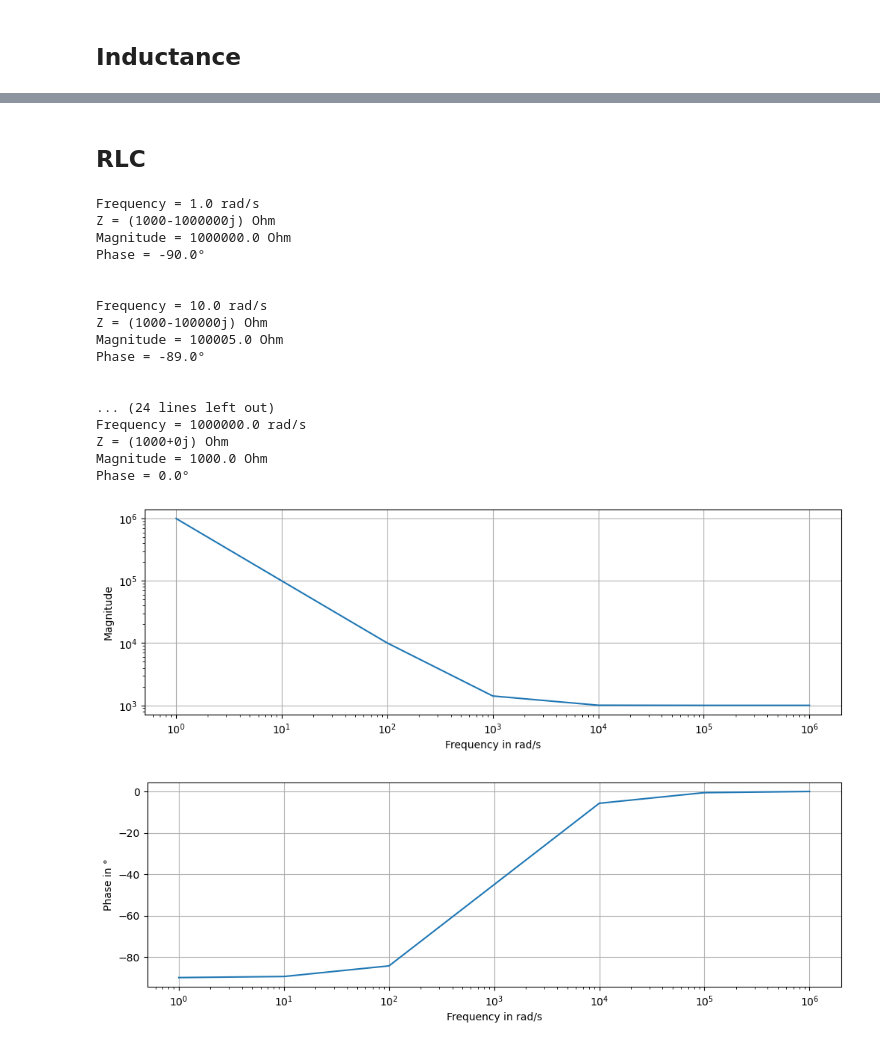
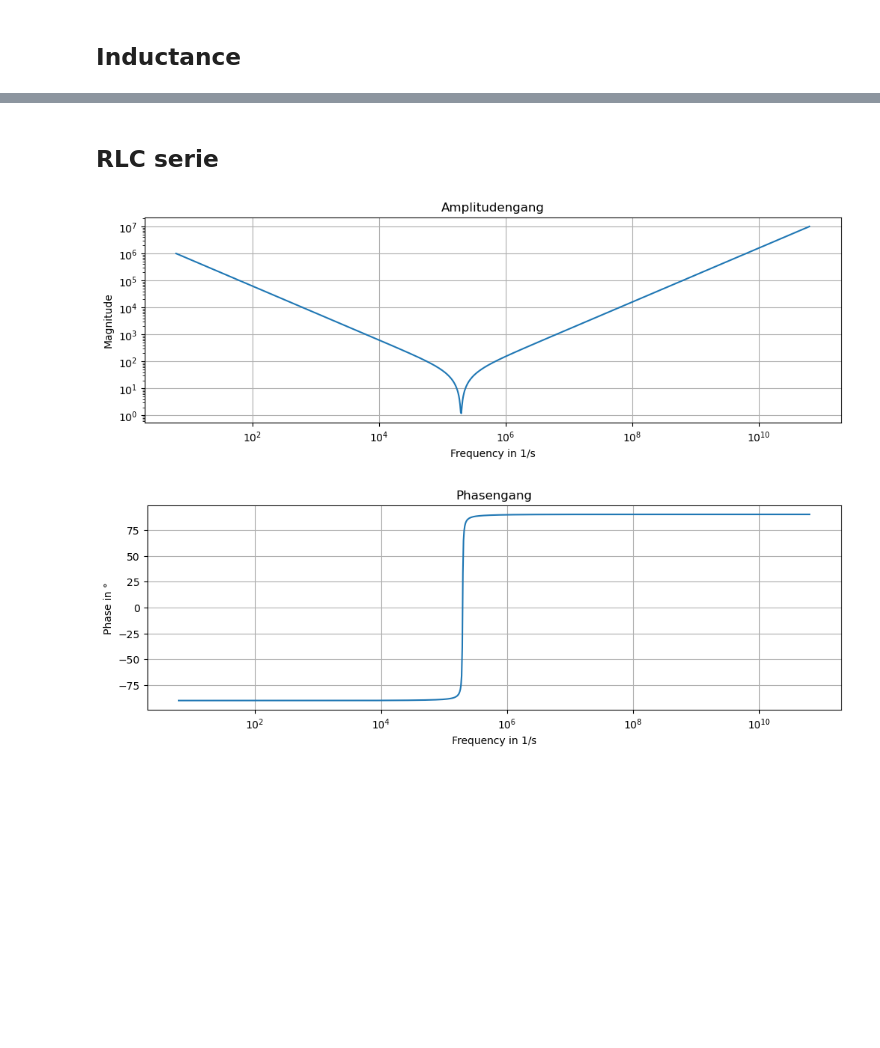
Before and after one commit to htlinn-go/frequency-and-phase, a Jupyter notebook: Frequency and Phase.ipynb, the cells around one changed output, grey strips where cells are left out. Drawn from its saved outputs; the diff is of its cells as text; code cells hidden in the pictures; blank space fills up the shorter version.

```diff
--- a/Frequency and Phase.ipynb
+++ b/Frequency and Phase.ipynb
@@ -17,7 +17,7 @@ def xl(w,L):
 
 def prntZs(ws,Zs):
     for i , Z in enumerate(Zs):
-        print('Frequency = ' + str(np.round(ws[i])) + ' rad/s')
+        print('Frequency = ' + str(np.round(ws[i])) + ' 1/s')
         print('Z = ' + str(np.round(Z,2)) + ' Ohm')
         print('Magnitude = ' + str(np.round(abs(Z))) + ' Ohm')
         print('Phase = ' + str(np.round(cm.phase(Z)*180/np.pi)) + '°')
@@ -39,7 +39,8 @@ def pltCs(Zs,ws,scale):
         ax.set_yscale('log')
     ax.grid()
     plt.ylabel('Magnitude')
-    plt.xlabel('Frequency in rad/s')
+    plt.xlabel('Frequency in 1/s')
+    plt.title('Amplitudengang')
 
 
     fig2 = plt.figure()
@@ -49,7 +50,8 @@ def pltCs(Zs,ws,scale):
         ax.set_xscale('log')
     ax.grid()
     plt.ylabel('Phase in °')
-    plt.xlabel('Frequency in rad/s')
+    plt.xlabel('Frequency in 1/s')
+    plt.title('Phasengang')
 # %% [markdown]
 ## Capacitor
 # %%
@@ -119,36 +121,19 @@ Phase = 90.0°
 # %% [markdown]
-## RLC
+## RLC serie
 # %%
 #Frequency definition
-ws=np.logspace(0,6,num=7,base=10)# 1/s
+ws=np.logspace(0,10,num=1000,base=10)# 1/s
 #values
 L=10**(-3) #H
 C=10**(-6) #F
-R=10**3 #Ohm
+R=10**0 #Ohm
 
 
 Zs = R+ xc(ws,C) + xl(ws,L)
 
-prntZs(ws,Zs)
+#prntZs(2*np.pi*ws,Zs)
 
-pltCs(Zs,ws,'log')
+pltCs(Zs,2*np.pi*ws,'log')
 # %% [output]
-Frequency = 1.0 rad/s
-Z = (1000-1000000j) Ohm
-Magnitude = 1000000.0 Ohm
-Phase = -90.0°
-
-
-Frequency = 10.0 rad/s
-Z = (1000-100000j) Ohm
-Magnitude = 100005.0 Ohm
-Phase = -89.0°
-
-
-... (24 lines left out)
-Frequency = 1000000.0 rad/s
-Z = (1000+0j) Ohm
-Magnitude = 1000.0 Ohm
-Phase = 0.0°
-[figure, old version]
+[figure, new version]
-[figure, old version]
+[figure, new version]
```
Also changed, not shown: parts of 8 cells of this notebook.
